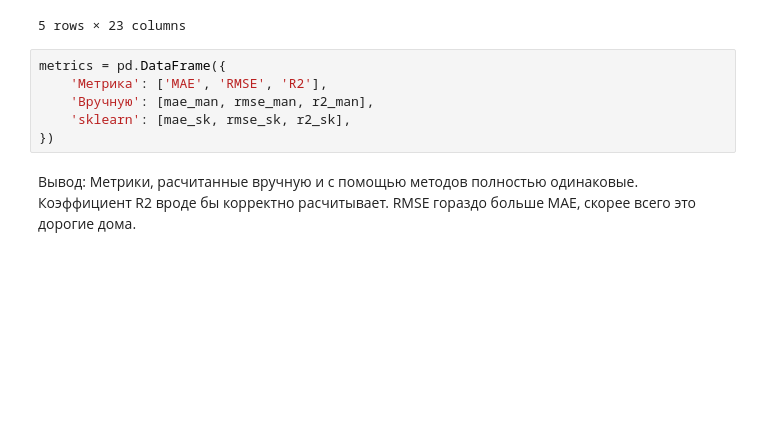
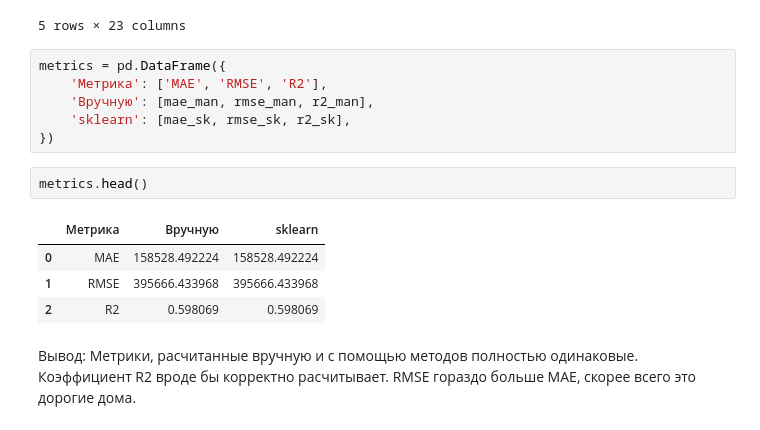
Before and after one commit to Trepidkhabirov/MOIBD_test_model_ansable, a Jupyter notebook: test_model.ipynb, the cells around one changed output. Saved outputs shown, nothing was run; the diff lists cells and outputs as text; blank space fills up the shorter version.

```diff
--- a/test_model.ipynb
+++ b/test_model.ipynb
@@ -255,6 +255,13 @@ metrics = pd.DataFrame({
     'Вручную': [mae_man, rmse_man, r2_man],
     'sklearn': [mae_sk, rmse_sk, r2_sk],
 })
+# %%
+metrics.head()
+# %% [output]
+|  | Метрика | Вручную | sklearn |
+| 0 | MAE | 158528.492224 | 158528.492224 |
+| 1 | RMSE | 395666.433968 | 395666.433968 |
+| 2 | R2 | 0.598069 | 0.598069 |
 # %% [markdown]
 Вывод: Метрики, расчитанные вручную и с помощью методов полностью одинаковые. Коэффициент R2 вроде бы корректно расчитывает. RMSE гораздо больше MAE, скорее всего это дорогие дома.
 # %% [markdown]
```
